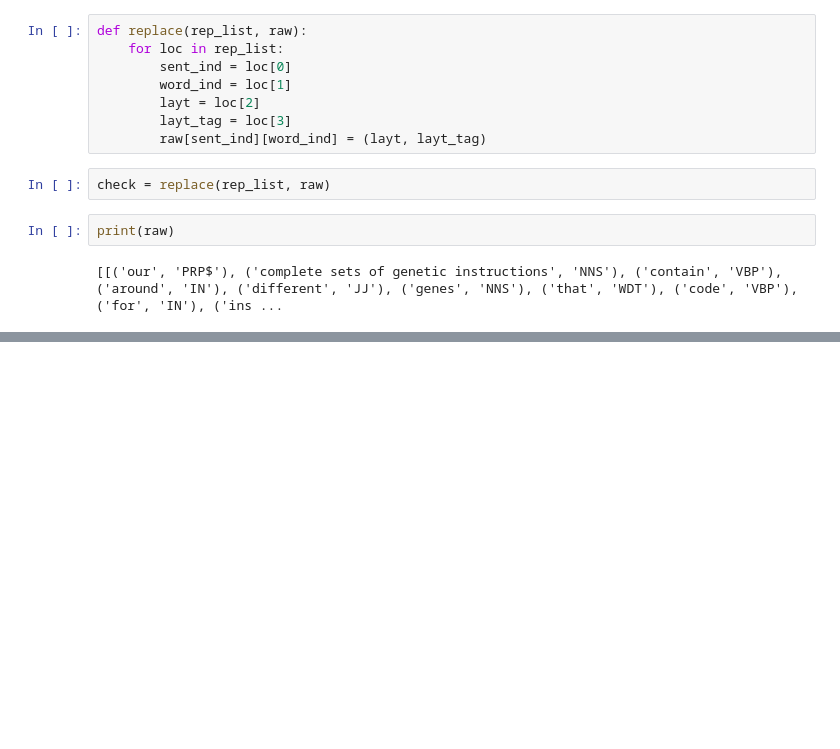
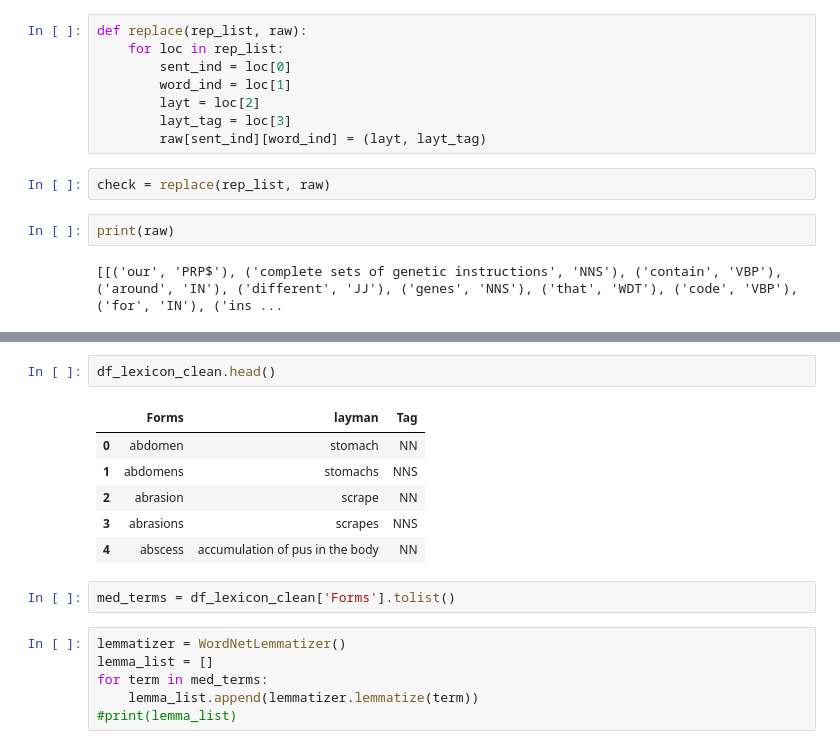
Before and after one commit to michael-pollack/573Project, a Jupyter notebook: project.ipynb, the cells around one changed output, grey strips where cells are left out. Cells and saved outputs as stored; diff of their text form; blank space fills up the shorter version.

```diff
--- a/project.ipynb
+++ b/project.ipynb
@@ -528,0 +563,17 @@ print(raw)
+# %%
+df_lexicon_clean.head()
+# %% [output]
+|  | Forms | layman | Tag |
+| 0 | abdomen | stomach | NN |
+| 1 | abdomens | stomachs | NNS |
+| 2 | abrasion | scrape | NN |
+| 3 | abrasions | scrapes | NNS |
+| 4 | abscess | accumulation of pus in the body | NN |
+# %%
+med_terms = df_lexicon_clean['Forms'].tolist()
+# %%
+lemmatizer = WordNetLemmatizer()
+lemma_list = []
+for term in med_terms:
+    lemma_list.append(lemmatizer.lemmatize(term))
+#print(lemma_list)
```
Also changed, not shown: parts of 9 cells of this notebook, 22 other files.
